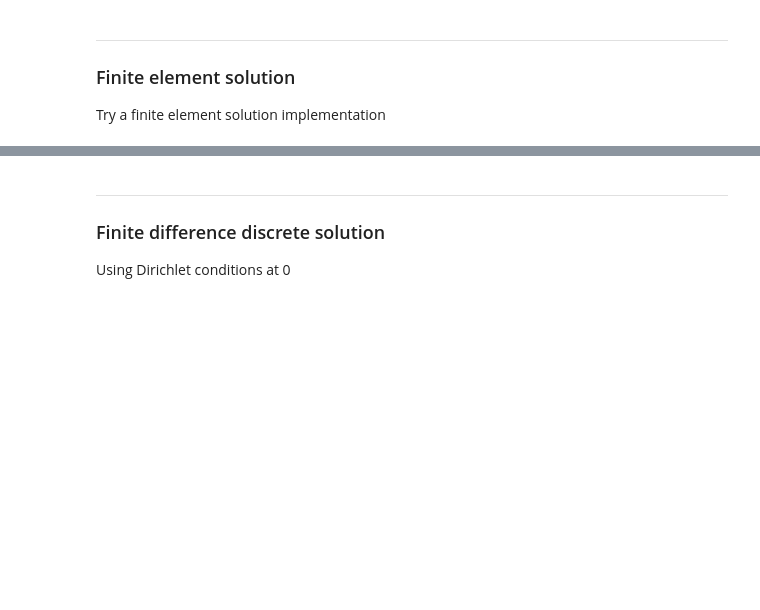
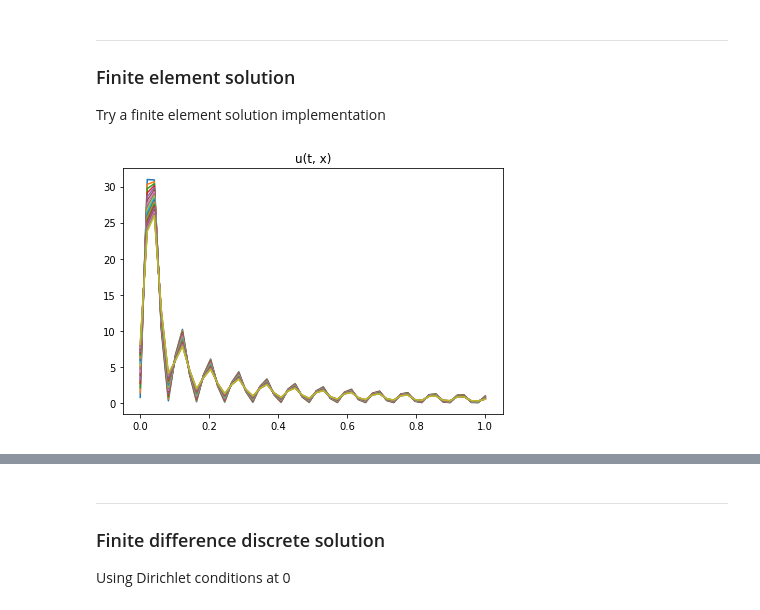
Before and after one commit to vdesgrange/closure-model, a Jupyter notebook: experiments/heat_equation_as_fe_fd_experiments.ipynb, the cells around one changed output, grey strips where cells are left out. Saved outputs shown, nothing was run; the diff lists cells and outputs as text; code cells hidden in the pictures; blank space fills up the shorter version.

```diff
--- a/experiments/heat_equation_as_fe_fd_experiments.ipynb
+++ b/experiments/heat_equation_as_fe_fd_experiments.ipynb
@@ -162,5 +110,26 @@ def finite_element_heat_1d(t, x, dt, dx):
 
     return c.T
+# %%
+def get_heat_fe(t_max, t_min, x_max, x_min, t_n, x_n):
+    dt = (t_max - t_min) / t_n
+    B = get_B(x_n)  # mass
+    A = get_A(x_n)  # stiffness
+
+    c = np.zeros((x_n , t_n))
+    u0, _ = get_heat(t_max, t_min, x_max, x_min, t_n, x_n)
+    c0 = u0.T
+    c[:, 0] = c0[:, 0]
+
+    for t in range(0, t_n - 1):
+        tmp = - dt * np.matmul(A, c[:, t])
+        c[:, t+1] = np.linalg.solve(B, tmp) + c[:,t]
+
+    return c.T
+
+test = get_heat_fe(0.0001, 0.0, 0.5, 0.0, 20, 50)
+simple_plotter(test[1:], 'u(t, x)')
+# %% [output]
+[figure, added]
 # %%
 u_fe2 = finite_element_heat_1d(0.0001, 0.5, 0.00001, 0.01)
 simple_plotter(u_fe2[1:], 'u(t, x)')
```
Also changed, not shown: parts of 15 cells of this notebook, 3 other files.
